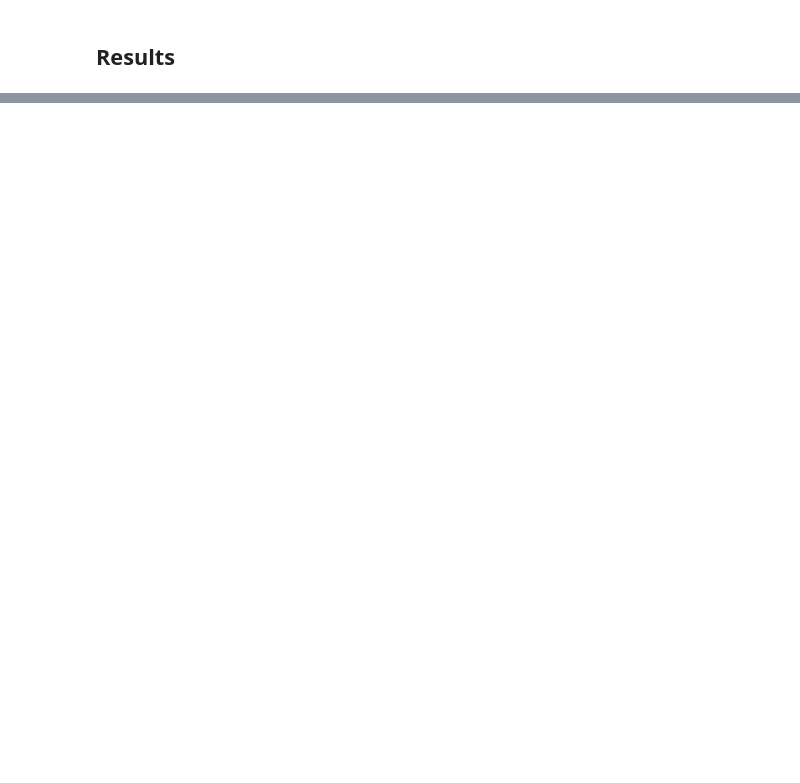
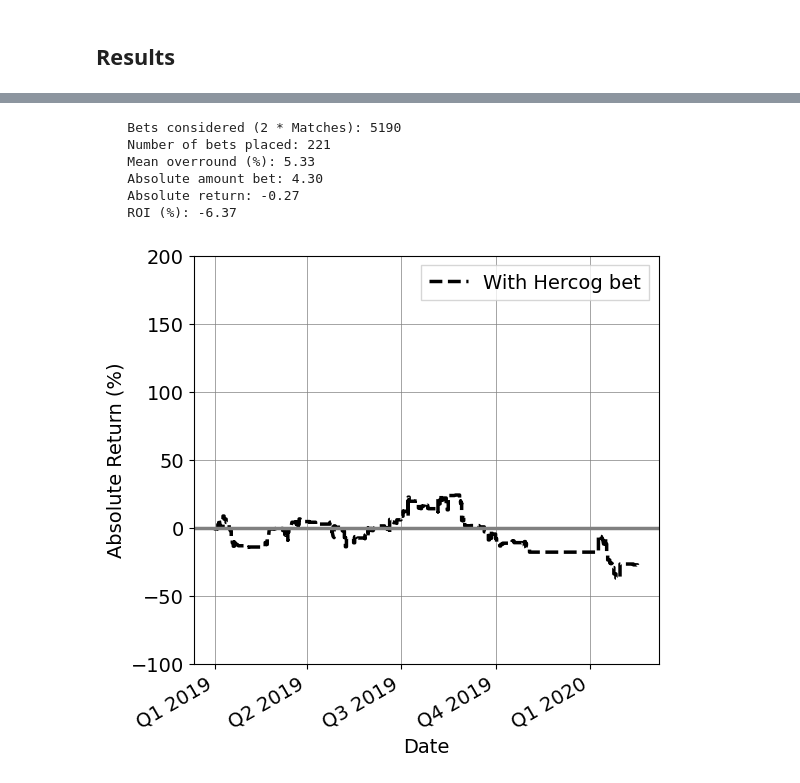
Before and after one commit to Faxulous/notFeelingTheBuzz, a Jupyter notebook: 2 Replication/replication_method.ipynb, the cells around one changed output, grey strips where cells are left out. Cells and saved outputs as stored; diff of their text form; code cells hidden in the pictures; blank space fills up the shorter version.

```diff
--- a/2 Replication/replication_method.ipynb
+++ b/2 Replication/replication_method.ipynb
@@ -3,17 +3,45 @@
 # %%
 import pandas as pd
 import seaborn as sns
-import statsmodels.formula.api as sm
+from linearmodels import IV2SLS
+import statsmodels.api as sm
+import statsmodels.formula.api as smf
+from matplotlib.ticker import FuncFormatter
 import matplotlib.pyplot as plt
-import econtools.metrics as mt
 import numpy as np
-from econtools import read, outreg, table_statrow, write_notes
+from fixedeffect.fe import fixedeffect
 import matplotlib.ticker as mtick
+from collections import defaultdict
 import matplotlib.dates as mdates
-plt.style.use('seaborn-v0_8-deep')
+import warnings
+plt.style.use('default')
+#sns.set_palette("colorblind")
+
+warnings.filterwarnings('ignore', 'SettingWithCopyWarning')
+warnings.filterwarnings('ignore', category=FutureWarning)
 # %%
 # Test and training sets
 original_df = pd.read_csv(r'https://raw.githubusercontent.com/Faxulous/notFeelingTheBuzz/main/DataFiles/ramirez_matches_cleaned.csv', index_col=0)
+
+
+original_df.reset_index(inplace=True,drop=True)
+original_df['error'] = 0
+original_df['tournament'] = original_df['tournament'].astype('category').cat.codes
+
+# Create a new column that combines 'tournament' and 'year' into a single string
+original_df['tournament_and_year'] = original_df['year'].astype(str) + '_' + original_df['tournament'].astype(str)
+# Convert the new 'tournament_and_year' column to categorical and get its codes
+original_df['tournament_and_year'] = original_df['tournament_and_year'].astype('category').cat.codes
+
+original_df['overround_b365'] = original_df.groupby('match_id')['inverse_b365'].transform(lambda x: x.sum(min_count=1) - 1)
+original_df['overround_avg'] = original_df.groupby('match_id')['inverse_avg'].transform(lambda x: x.sum(min_count=1) - 1)
+original_df['overround_best'] = original_df.groupby('match_id')['inverse_best'].transform(lambda x: x.sum(min_count=1) - 1)
+
+# Set the 'error' column values based on the conditions
+original_df.loc[original_df['outcome'] == 1, 'error'] = 1 - original_df['inverse_avg']
+original_df.loc[original_df['outcome'] != 1, 'error'] = 0 - original_df['inverse_avg']
+
+
 fitset = original_df[~(original_df['date'] > '2019-01-00')].copy()
 testset = original_df[(original_df['date'] > '2019-01-00')].copy()
 
@@ -181,0 +270,13 @@ def correct_kelly_plot_results():
+# %%
+# Table 2 Average Odds
+params = fit_regression(train_set=fitset)
+show_results(testset, estimated_probabilities='model_est_prob', params=params, odds="avg")
+plot_results(testset)
+# %% [output]
+    Bets considered (2 * Matches): 5190
+    Number of bets placed: 221
+    Mean overround (%): 5.33
+    Absolute amount bet: 4.30
+    Absolute return: -0.27
+    ROI (%): -6.37
+[figure, added]
```
Also changed, not shown: parts of 16 cells of this notebook, 7 other files.
